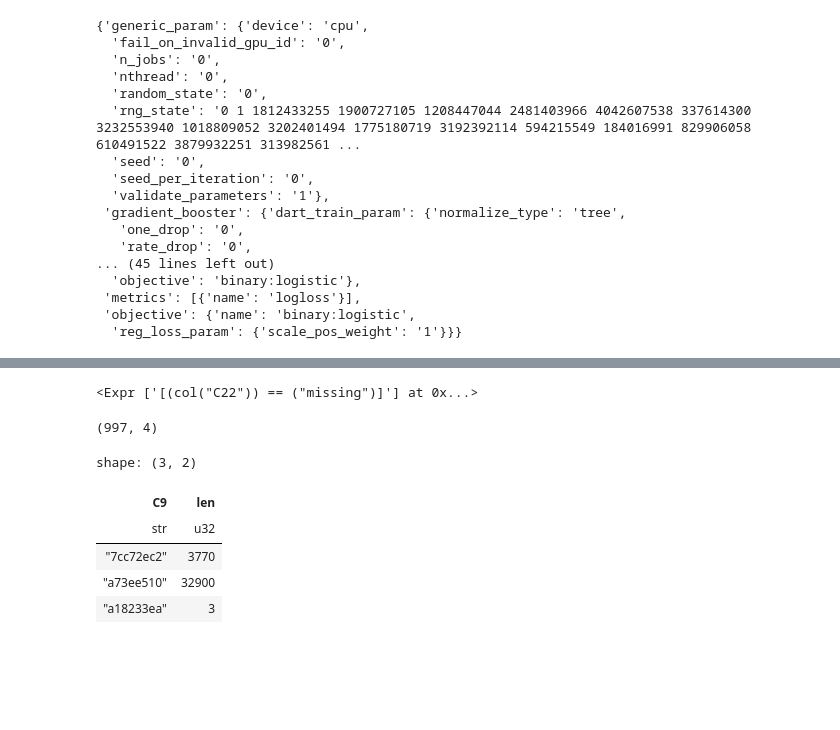
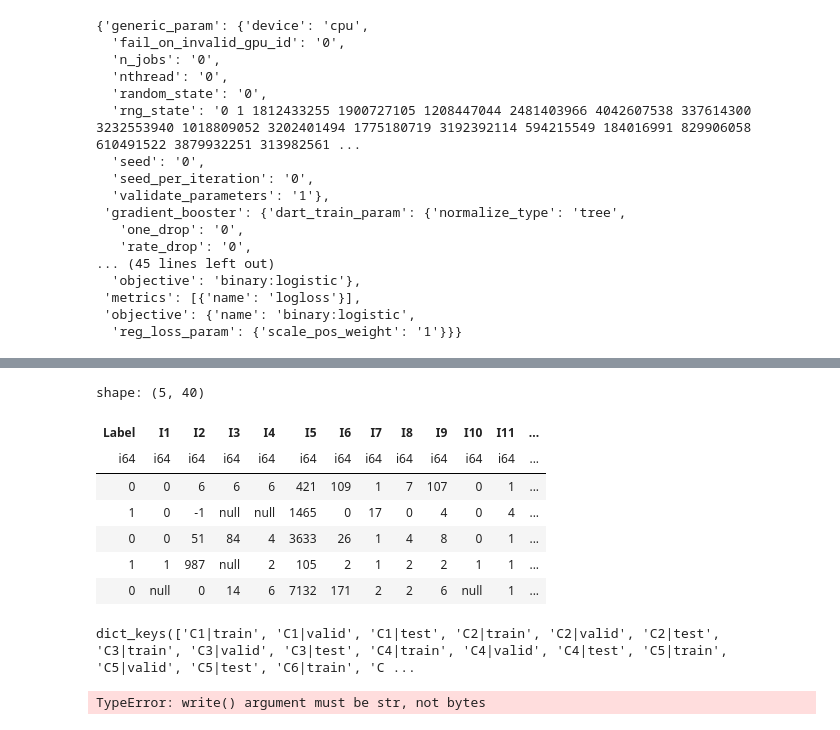
Before and after one commit to seanv507/criteo_boost, a Jupyter notebook: criteo.ipynb, the cells around one changed output, grey strips where cells are left out. Saved outputs shown, nothing was run; the diff lists cells and outputs as text; code cells hidden in the pictures; blank space fills up the shorter version.

```diff
--- a/criteo.ipynb
+++ b/criteo.ipynb
@@ -1458,8 +1430,0 @@ ff = parse_frequent("train_sample_1000_items.txt").sort("support",descending=Tru
-# %%
-ff["rules"][1]
-# %% [output]
-<Expr ['[(col("C22")) == ("missing")]'] at 0x...>
-# %%
-ar.shape
-# %% [output]
-(997, 4)
@@ -1475,9 +1431,12 @@ train_ = (
-# %%
-train_sample.group_by("C9").agg(pl.len()).collect()
-# %% [output]
-shape: (3, 2)
-| C9 | len |
-| str | u32 |
-| "7cc72ec2" | 3770 |
-| "a73ee510" | 32900 |
-| "a18233ea" | 3 |
+# %%
+df = pl.read_parquet("../data/Criteo/train.parquet",n_rows=10_000)
+df.head()
+# %% [output]
+shape: (5, 40)
+| Label | I1 | I2 | I3 | I4 | I5 | I6 | I7 | I8 | I9 | I10 | I11 | ... |
+| i64 | i64 | i64 | i64 | i64 | i64 | i64 | i64 | i64 | i64 | i64 | i64 | ... |
+| 0 | 0 | 6 | 6 | 6 | 421 | 109 | 1 | 7 | 107 | 0 | 1 | ... |
+| 1 | 0 | -1 | null | null | 1465 | 0 | 17 | 0 | 4 | 0 | 4 | ... |
+| 0 | 0 | 51 | 84 | 4 | 3633 | 26 | 1 | 4 | 8 | 0 | 1 | ... |
+| 1 | 1 | 987 | null | 2 | 105 | 2 | 1 | 2 | 2 | 1 | 1 | ... |
+| 0 | null | 0 | 14 | 6 | 7132 | 171 | 2 | 2 | 6 | null | 1 | ... |
@@ -1483,0 +1453,10 @@ shape: (3, 2)
+# %%
+vcs.keys()
+# %% [output]
+dict_keys(['C1|train', 'C1|valid', 'C1|test', 'C2|train', 'C2|valid', 'C2|test', 'C3|train', 'C3|valid', 'C3|test', 'C4|train', 'C4|valid', 'C4|test', 'C5|train', 'C5|valid', 'C5|test', 'C6|train', 'C ...
+# %%
+import pickle
+with open(data_dir/ "categorical_enums.pkl","w") as fil:
+    pickle.dump(enums, fil)
+# %% [output]
+TypeError: write() argument must be str, not bytes
```
Also changed, not shown: parts of 172 cells of this notebook, 1 other file.
